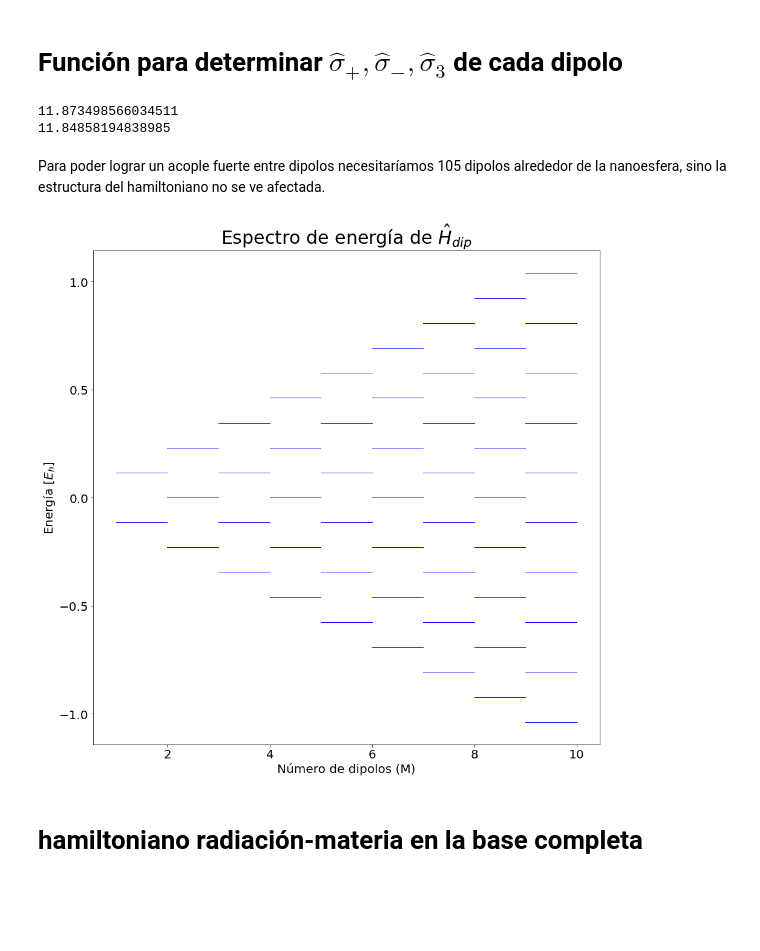
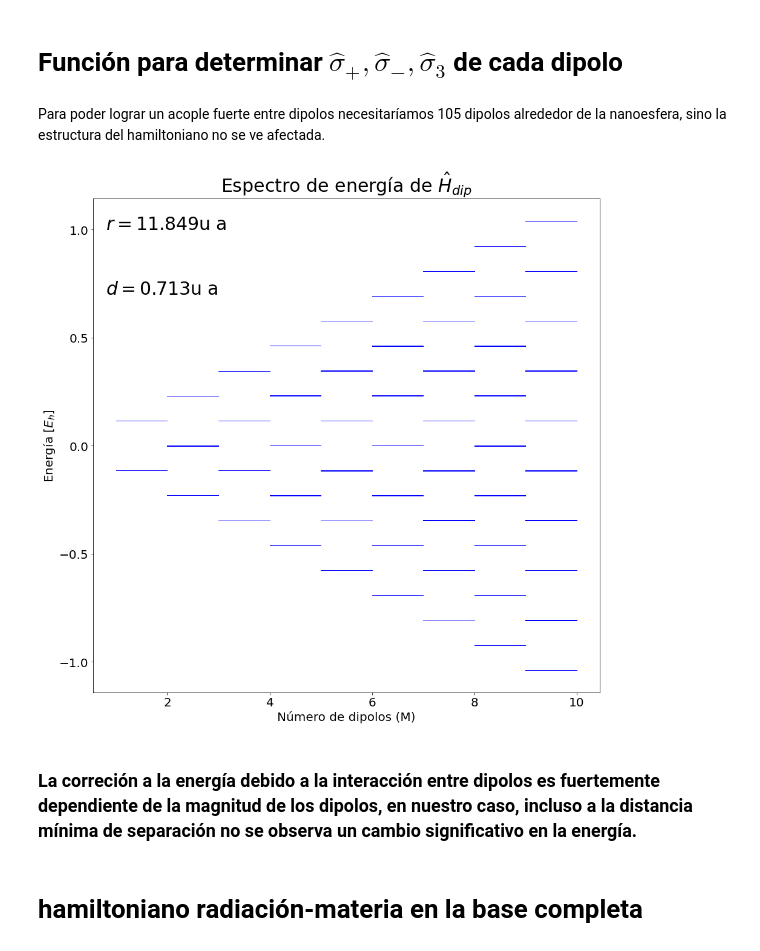
Before and after one commit to juanF9910/Trabajo_Grado_git, a Jupyter notebook: niveles_E2.ipynb, the cells around one changed output. Cells and saved outputs as stored; diff of their text form; code cells hidden in the pictures; blank space fills up the shorter version.

```diff
--- a/niveles_E2.ipynb
+++ b/niveles_E2.ipynb
@@ -257,7 +258,7 @@ R=a0(10e-9) #urgente determinar el R asociado a una frecuencia dada.
 
 epsilon_2=6.05
 
-d=10*dby(1.811)  #el dipolo se ingresa en debyes
+d=dby(1.811)  #el dipolo se ingresa en debyes
 
 r=a0(6.27e-10)   #distancia natural entre dipolos
 
@@ -267,5 +287,5 @@ A=(1+alpha)*R
 # %%
-def posiciones (y, M):
+def posiciones2(y, M):
 
     r=[]
 
@@ -301,10 +340,27 @@ def Momentos(M): #función que entrega un vector que en cada componente tiene la
 
         momentos.append([x1,y1,z1]) #vector que en cada componente tiene en ángulo theta y phi asociado
     return (np.real(momentos))
+# %%
+def Momentos2(T): #todos los momentos están en la dirección de la posición
+
+    momentos=[]
+
+    for i in T:
+        momentos.append( i/np.linalg.norm(i) ) #vector que en cada componente tiene en ángulo theta y phi asociado
+    return (np.real(momentos))
 # %%
-M=115
-momentos=Momentos(M)
-P=posiciones(A, M)
+#L=11#número de particiones de theta
+#K=10 #número de particiones de phi
+y=R+a0(6.27e-10)
+
+#M=(L-2)*K+2
+#print(M)
+
+#P=posiciones2(y, L, K)
+M=106
+P=posiciones2(y, 106)
+momentos=Momentos2(P)
+#momentos=Momentos2(P)
 # %%
 fig, ax=plt.subplots(figsize=(15,15), subplot_kw=dict(projection='3d'))
 
@@ -461,12 +516,6 @@ def HdipI(M, momentos, sigmas):
         H_2+=Ein(i,M,momentos, sigmas)
 
     return (d**2/r**3)*H_2
-# %%
-print(A*2*np.pi/105)
-print(a0(6.27e-10) )
-# %% [output]
-11.873498566034511
-11.84858194838985
 # %% [markdown]
 Para poder lograr un acople fuerte entre dipolos necesitaríamos 105 dipolos alrededor de la nanoesfera, sino la estructura del hamiltoniano no se ve afectada.
 # %%
@@ -482,13 +531,9 @@ R=a0(10e-9) #urgente determinar el R asociado a una frecuencia dada.
 
 epsilon_2=6.05
 
-d=10*dby(1.811)  #el dipolo se ingresa en debyes
+d=dby(1.811)  #el dipolo se ingresa en debyes y se convierte a unidades atómicas
 
 r=a0(6.27e-10)   #distancia natural entre dipolos
-
-alpha=0.05
-
-A=(1+alpha)*R
 
 
 M=9
@@ -499,34 +544,40 @@ sigmas=sigmaT(M, N)
 
 fig1,ax1=plt.subplots(1,1, figsize=(15,15))
 
 
 for i in range(1, M+1):
     U0=Hdip0(i, sigmas)
     U1=HdipI(i, momentos, sigmas)
 
     E0=np.real(np.linalg.eigvals(U0))
     E1=np.real(np.linalg.eigvals(U1))
     E2=np.real(np.linalg.eigvals(U0+U1))
 
 
     for j in range(len(E2)):
         X=[int(i), int(i+1)]
         ax1.plot(X,[E2[j],E2[j]], c='b', lw=1)
         #ax1.plot(X,[E0[j],E0[j]], c='k')
 
 
 
 ax1.set_xlabel('Número de dipolos (M)', fontsize=20)
 ax1.set_ylabel(r'Energía$~[E_h]$', fontsize=20)
 ax1.set_title('Espectro de energía de $\hat{H}_{dip}$', fontsize=30)
+ax1.text(0.8, 0.7, '$d=${}u a'.format(np.round(d,3)), fontsize=30)
+ax1.text(0.8, 1, '$r=${}u a'.format(np.round(r,3)), fontsize=30)
+
 
 ax1.tick_params(axis='x', labelsize=20)
 ax1.tick_params(axis='y', labelsize=20)
 
 
 plt.show()
+fig1.savefig('Energía_dipolos.png', format='png', bbox_inches='tight')
 # %% [output]
-[figure, old version]
+[figure, new version]
+# %% [markdown]
+### La correción a la energía debido a la interacción entre dipolos es fuertemente dependiente de la magnitud de los dipolos, en nuestro caso, incluso a la distancia mínima de separación  no se observa un cambio significativo en la energía.
 # %% [markdown]
 # hamiltoniano radiación-materia  en la base completa
 # %% [markdown]
```
Also changed, not shown: parts of 22 cells of this notebook, 6 other files.
